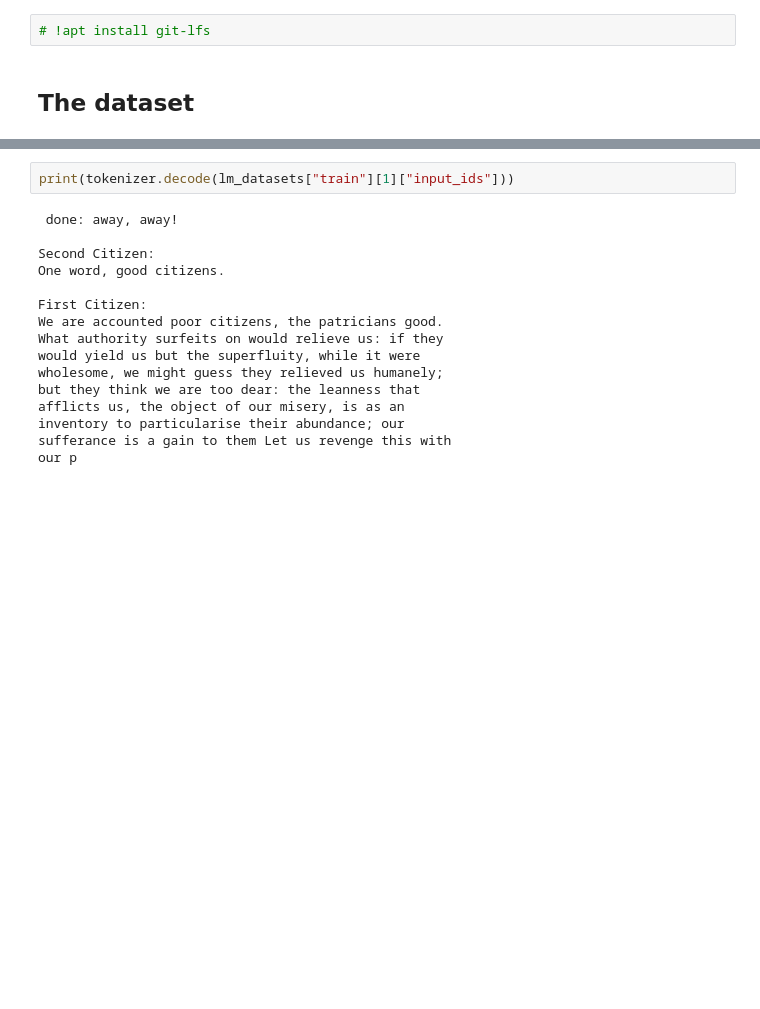
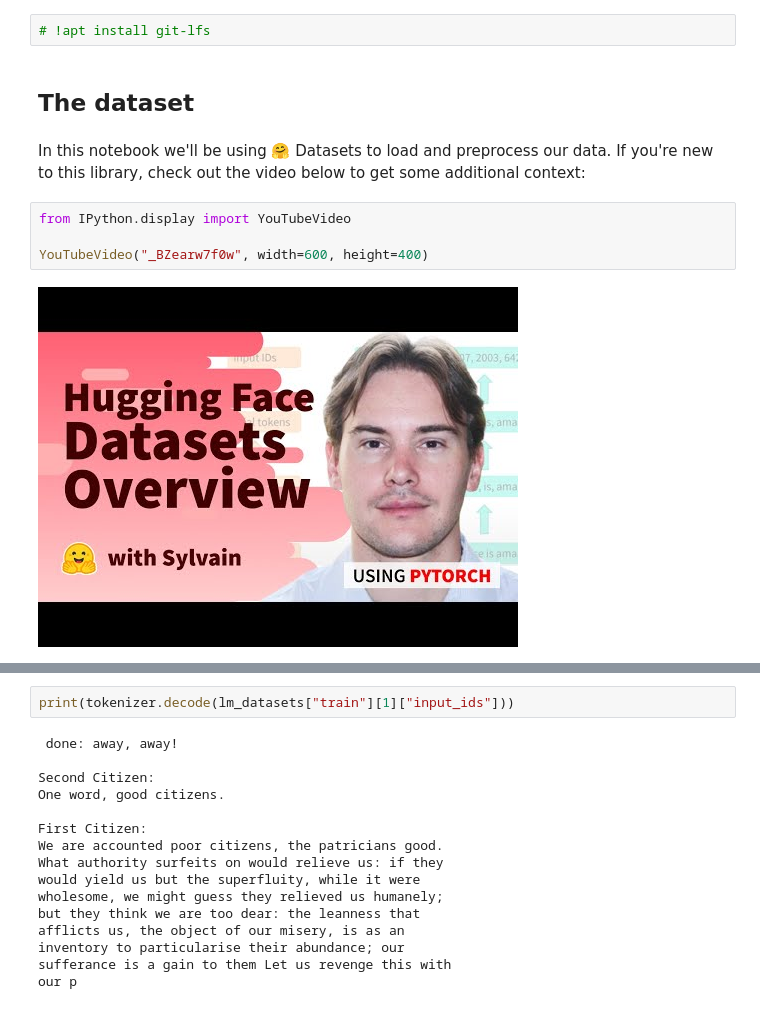
Before and after one commit to huggingface/workshops, a Jupyter notebook: luzern-university/04-text-generation.ipynb, the cells around one changed output, grey strips where cells are left out. Saved outputs shown, nothing was run; the diff lists cells and outputs as text; blank space fills up the shorter version.

```diff
--- a/luzern-university/04-text-generation.ipynb
+++ b/luzern-university/04-text-generation.ipynb
@@ -28,3 +28,11 @@ Then you need to install Git-LFS. Uncomment and execute the following cell:
 # !apt install git-lfs
 # %% [markdown]
 ## The dataset
+# %% [markdown]
+In this notebook we'll be using 🤗 Datasets to load and preprocess our data. If you're new to this library, check out the video below to get some additional context:
+# %%
+from IPython.display import YouTubeVideo
+
+YouTubeVideo("_BZearw7f0w", width=600, height=400)
+# %% [output]
+[figure, added]
```
Also changed, not shown: parts of 52 cells of this notebook.
